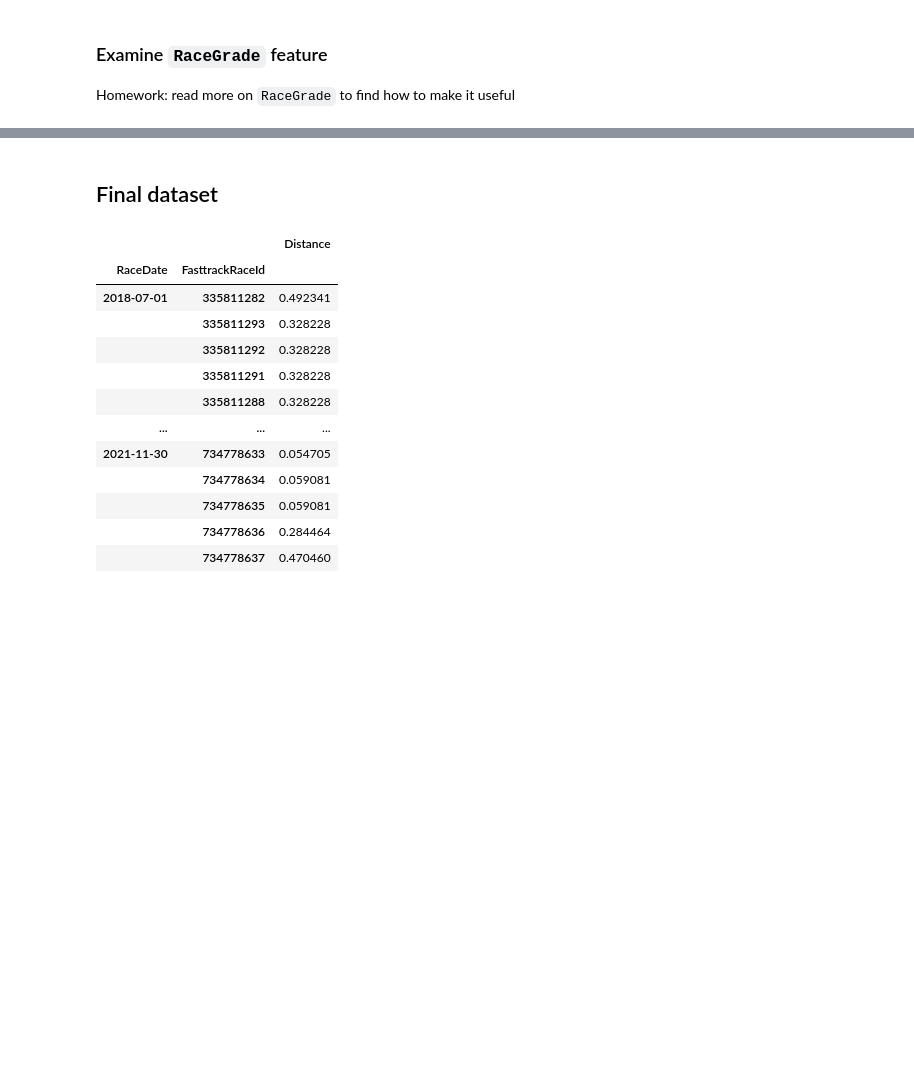
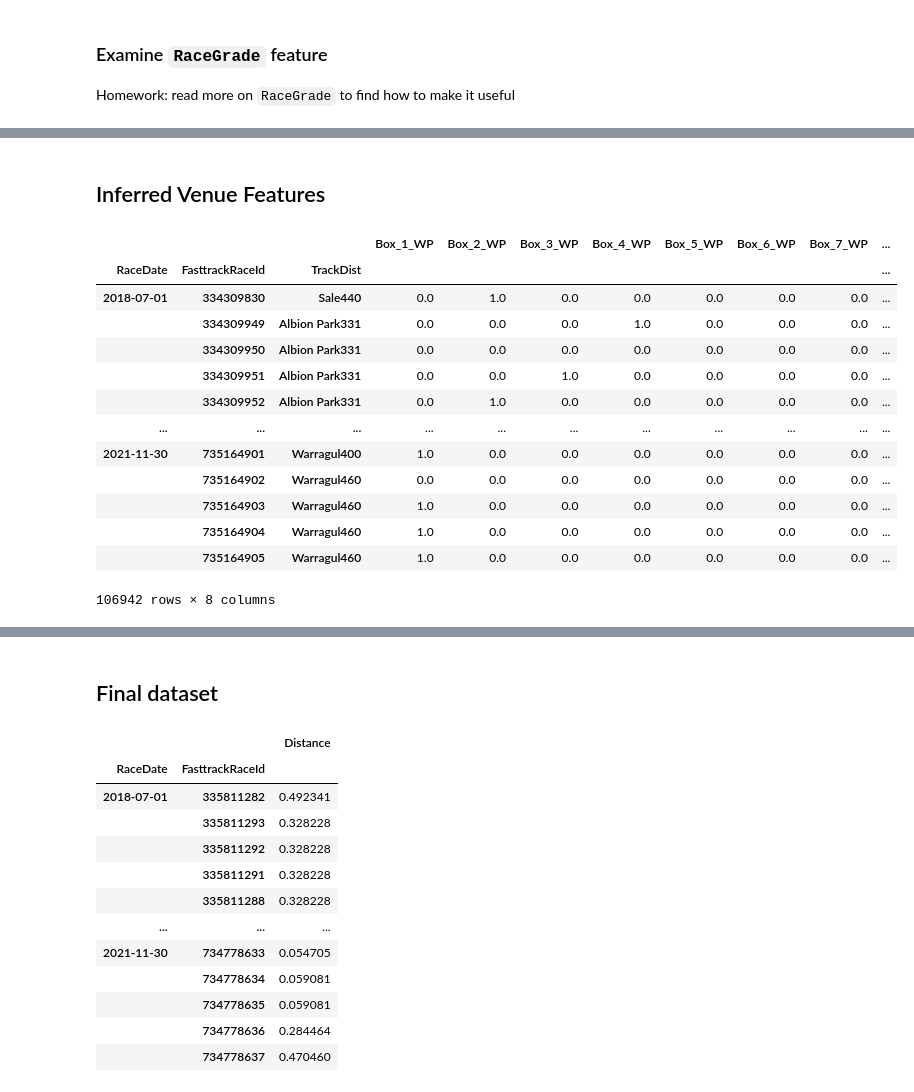
Before and after one commit to Isilisi/Greyhounds, a Jupyter notebook: feature_building.ipynb, the cells around one changed output, grey strips where cells are left out. Cells and saved outputs as stored; diff of their text form; code cells hidden in the pictures; blank space fills up the shorter version.

```diff
--- a/feature_building.ipynb
+++ b/feature_building.ipynb
@@ -159 +136,34 @@ Open                   1743
 Name: RaceGrade, dtype: int64
+# %% [markdown]
+## Inferred Venue Features
+# %%
+def get_inferred_venue_features(data):
+    box_win_proportion_column_names = [f"Box_{i}_WP" for i in range(1, 9)]
+
+    iv_features = data[['Place', 'Box', 'TrackDist']].copy()
+    iv_features = iv_features.set_index('TrackDist', append = True)
+    iv_features.index = iv_features.index.droplevel(['FasttrackDogId', 'TrainerId'])
+    iv_features['IsWinner'] = (iv_features.Place == 1).astype(int)
+    iv_features = iv_features.drop(columns = ['Place'])
+    iv_features = iv_features.reset_index().pivot(index = iv_features.index.names, columns = ['Box'], values = ['IsWinner']).fillna(0)
+    iv_features.columns = box_win_proportion_column_names
+
+    return iv_features
+
+iv_features = get_inferred_venue_features(data)
+iv_features
+# %% [output]
+|  |  |  | Box_1_WP | Box_2_WP | Box_3_WP | Box_4_WP | Box_5_WP | Box_6_WP | Box_7_WP | ... |
+| RaceDate | FasttrackRaceId | TrackDist |  |  |  |  |  |  |  | ... |
+| 2018-07-01 | 334309830 | Sale440 | 0.0 | 1.0 | 0.0 | 0.0 | 0.0 | 0.0 | 0.0 | ... |
+|  | 334309949 | Albion Park331 | 0.0 | 0.0 | 0.0 | 1.0 | 0.0 | 0.0 | 0.0 | ... |
+|  | 334309950 | Albion Park331 | 0.0 | 0.0 | 0.0 | 0.0 | 0.0 | 0.0 | 0.0 | ... |
+|  | 334309951 | Albion Park331 | 0.0 | 0.0 | 1.0 | 0.0 | 0.0 | 0.0 | 0.0 | ... |
+|  | 334309952 | Albion Park331 | 0.0 | 1.0 | 0.0 | 0.0 | 0.0 | 0.0 | 0.0 | ... |
+| ... | ... | ... | ... | ... | ... | ... | ... | ... | ... | ... |
+| 2021-11-30 | 735164901 | Warragul400 | 1.0 | 0.0 | 0.0 | 0.0 | 0.0 | 0.0 | 0.0 | ... |
+|  | 735164902 | Warragul460 | 0.0 | 0.0 | 0.0 | 0.0 | 0.0 | 0.0 | 0.0 | ... |
+|  | 735164903 | Warragul460 | 1.0 | 0.0 | 0.0 | 0.0 | 0.0 | 0.0 | 0.0 | ... |
+|  | 735164904 | Warragul460 | 1.0 | 0.0 | 0.0 | 0.0 | 0.0 | 0.0 | 0.0 | ... |
+|  | 735164905 | Warragul460 | 1.0 | 0.0 | 0.0 | 0.0 | 0.0 | 0.0 | 0.0 | ... |
+106942 rows × 8 columns
```
Also changed, not shown: parts of 9 cells of this notebook.
